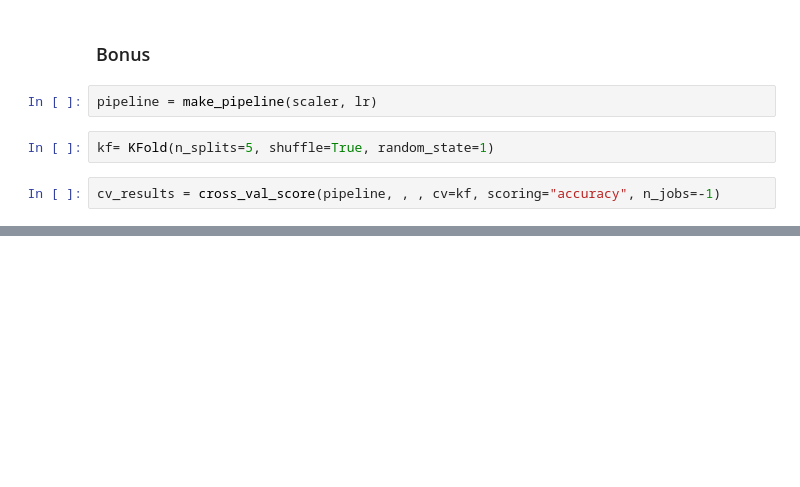
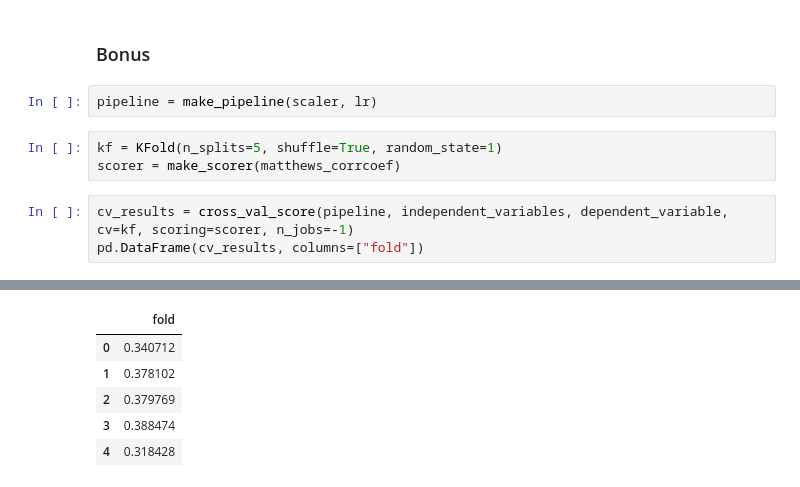
Before and after one commit to F-Madruga/DataScienceProject-ULHT, a Jupyter notebook: ProjetoFinal.ipynb, the cells around one changed output, grey strips where cells are left out. Drawn from its saved outputs; the diff is of its cells as text; blank space fills up the shorter version.

```diff
--- a/ProjetoFinal.ipynb
+++ b/ProjetoFinal.ipynb
@@ -303,7 +303,9 @@ Tendo em conta as metricas obtidas, não é recomendado o uso deste modelo. A pr
 # %%
 pipeline = make_pipeline(scaler, lr)
 # %%
-kf= KFold(n_splits=5, shuffle=True, random_state=1)
+kf = KFold(n_splits=5, shuffle=True, random_state=1)
+scorer = make_scorer(matthews_corrcoef)
 # %%
-cv_results = cross_val_score(pipeline, , , cv=kf, scoring="accuracy", n_jobs=-1)
+cv_results = cross_val_score(pipeline, independent_variables, dependent_variable, cv=kf, scoring=scorer, n_jobs=-1)
+pd.DataFrame(cv_results, columns=["fold"])
 # %% [output]
@@ -310,0 +312,6 @@ SyntaxError: invalid syntax (<ipython-input-77-7b4d8f552449>, line 1)
+|  | fold |
+| 0 | 0.340712 |
+| 1 | 0.378102 |
+| 2 | 0.379769 |
+| 3 | 0.388474 |
+| 4 | 0.318428 |
```
Also changed, not shown: parts of 4 cells of this notebook.
